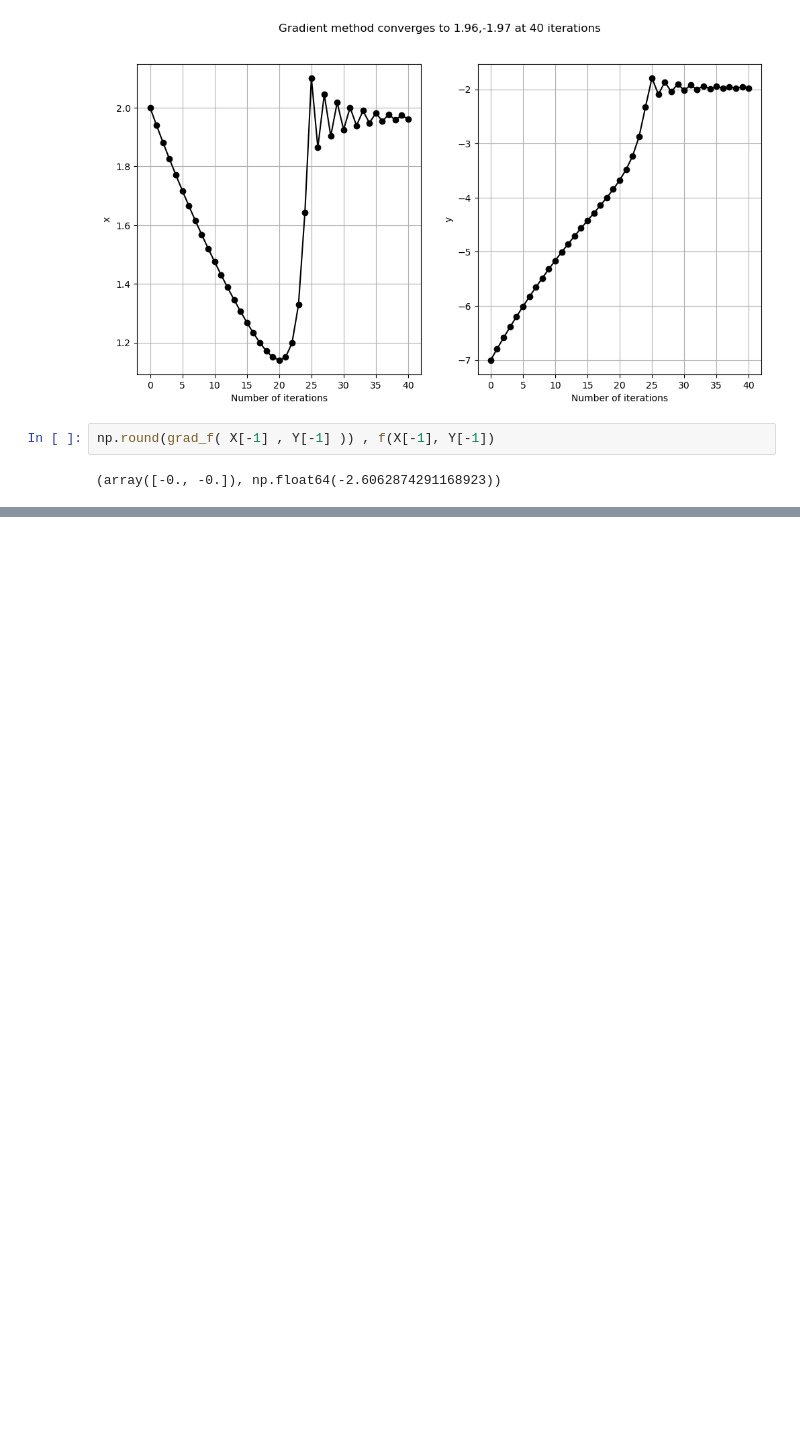
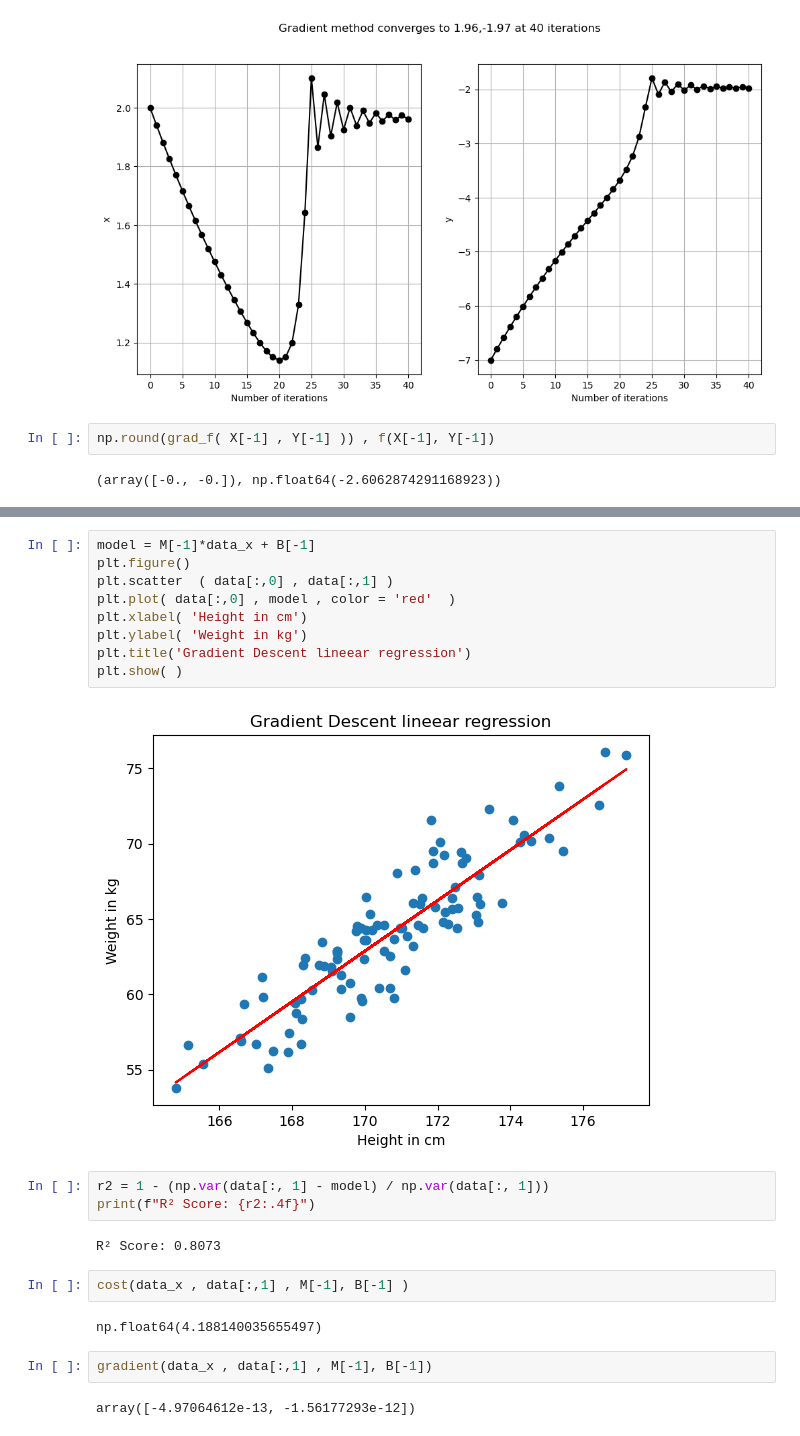
Before and after one commit to qamarr6092/math-with-python, a Jupyter notebook: Calculus/calculus.ipynb, the cells around one changed output, grey strips where cells are left out. Cells and saved outputs as stored; diff of their text form; blank space fills up the shorter version.

```diff
--- a/Calculus/calculus.ipynb
+++ b/Calculus/calculus.ipynb
@@ -797,0 +867,24 @@ np.round(grad_f( X[-1] , Y[-1] )) , f(X[-1], Y[-1])
+# %%
+model = M[-1]*data_x + B[-1]
+plt.figure()
+plt.scatter  ( data[:,0] , data[:,1] )
+plt.plot( data[:,0] , model , color = 'red'  )
+plt.xlabel( 'Height in cm')
+plt.ylabel( 'Weight in kg')
+plt.title('Gradient Descent lineear regression')
+plt.show( )
+# %% [output]
+[figure, added]
+# %%
+r2 = 1 - (np.var(data[:, 1] - model) / np.var(data[:, 1]))
+print(f"R² Score: {r2:.4f}")
+# %% [output]
+R² Score: 0.8073
+# %%
+cost(data_x , data[:,1] , M[-1], B[-1] )
+# %% [output]
+np.float64(4.188140035655497)
+# %%
+gradient(data_x , data[:,1] , M[-1], B[-1])
+# %% [output]
+array([-4.97064612e-13, -1.56177293e-12])
```
Also changed, not shown: parts of 18 cells of this notebook.
